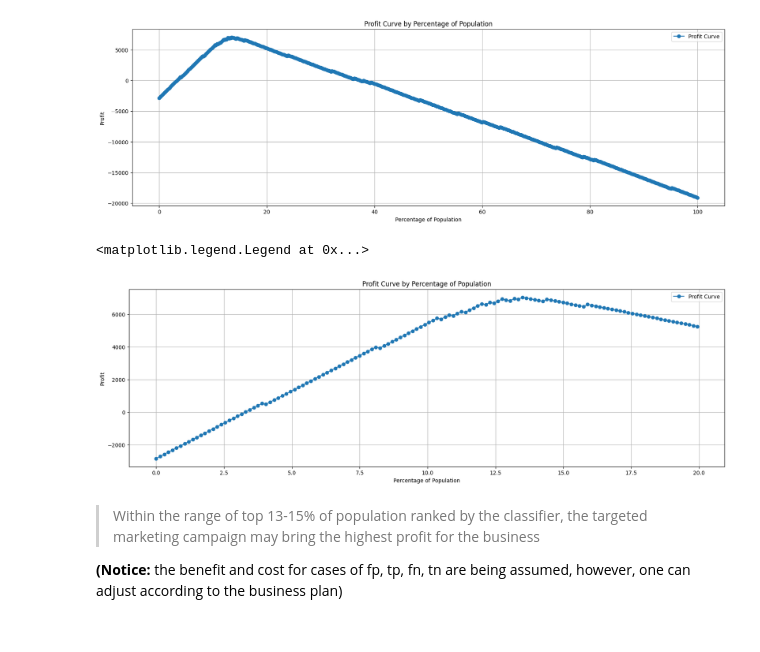
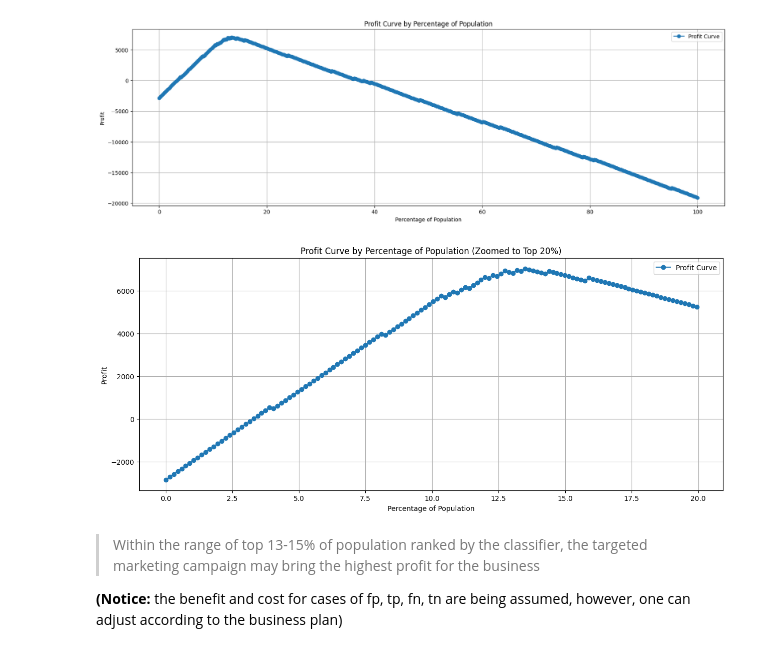
Before and after one commit to Minh-Nguyen-0401/Customer-Churn-Analysis, a Jupyter notebook: ensemble model.ipynb, the cells around one changed output. Cells and saved outputs as stored; diff of their text form; code cells hidden in the pictures.

Commit message:
update profit curve

```diff
--- a/ensemble model.ipynb
+++ b/ensemble model.ipynb
@@ -780,41 +780,3 @@ plt.legend()
 plt.show()
 # %% [output]
 [figure]
-# %%
-# zoom into the desired range
-
-population_percentages = np.linspace(0, 100, len(sorted_probs) + 1)
-profits = []
-thresholds = []
-
-top_n = len(population_percentages[population_percentages < 20])
-
-for i in range(len(sorted_probs) + 1):
-    # Take the top 'i' instances as positive predictions
-    y_pred = np.zeros_like(y_true)
-    y_pred[sorted_indices[:i]] = 1  # Set top 'i' instances to 1
-
-    # Generate confusion matrix
-    tn, fp, fn, tp = confusion_matrix(y_true, y_pred).ravel()
-
-    # Calculate profit for the current population percentage
-    profit = calculate_profit(tp, fp, fn, tn)
-    profits.append(profit)
-
-    # Add threshold for the top 'i' instances
-    if i == 0:
-        thresholds.append(None)  # No threshold for 0% population
-    else:
-        thresholds.append(sorted_probs[i - 1])  # Threshold is the probability of the last included instance
-
-# Step 3: Plot the Profit Curve with Percentage of Population
-plt.figure(figsize=(20, 6))
-plt.plot(population_percentages[:top_n], profits[:top_n], label='Profit Curve', marker='o')
-plt.title("Profit Curve by Percentage of Population")
-plt.xlabel("Percentage of Population")
-plt.ylabel("Profit")
-plt.grid(True)
-plt.legend()
-# %% [output]
-<matplotlib.legend.Legend at 0x...>
-[figure, removed]
@@ -821,3 +847,7 @@ plt.legend()
+# %%
+plot_zoomed_profit_curve(y_true, y_probs, profit_per_tp=100, cost_per_fp=50, cost_per_fn=30, zoom_range=20)
+# %% [output]
+[figure, added]
 # %% [markdown]
 > Within the range of top 13-15% of population ranked by the classifier, the targeted marketing campaign may bring the highest profit for the business
 
```
Also changed, not shown: parts of 1 cell of this notebook.
